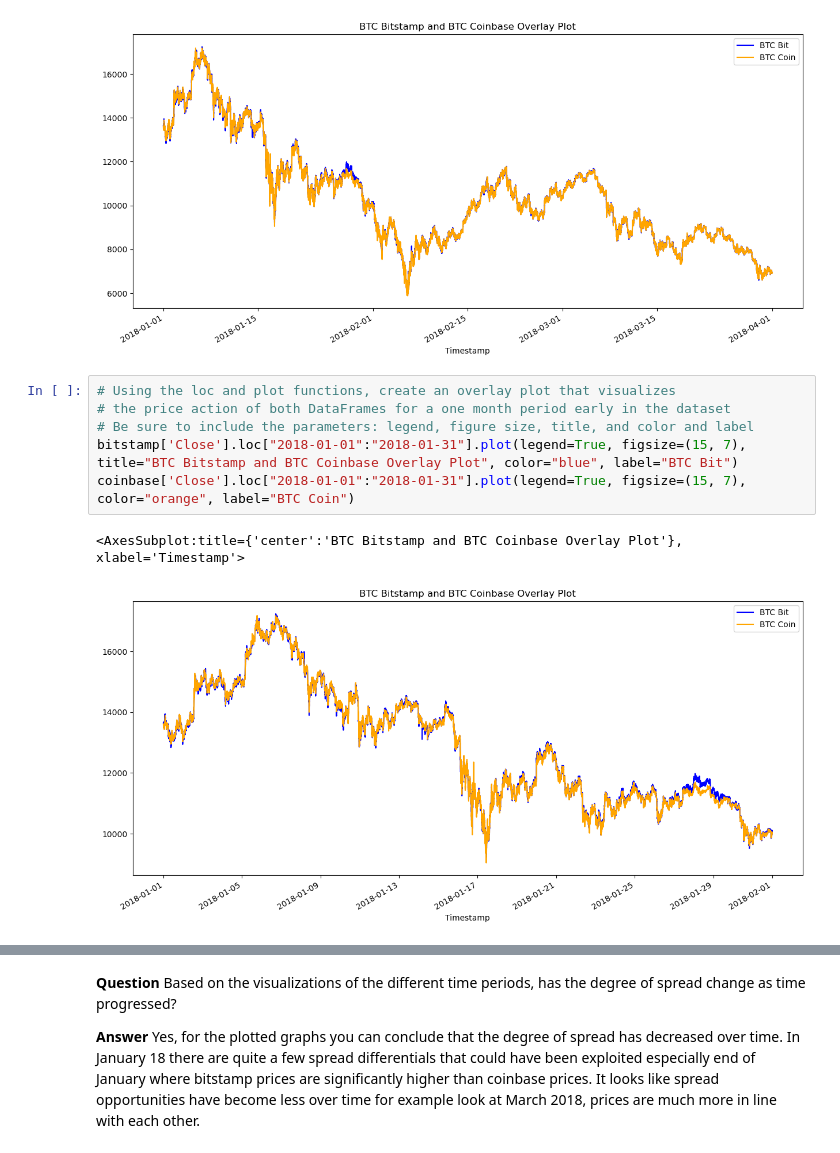
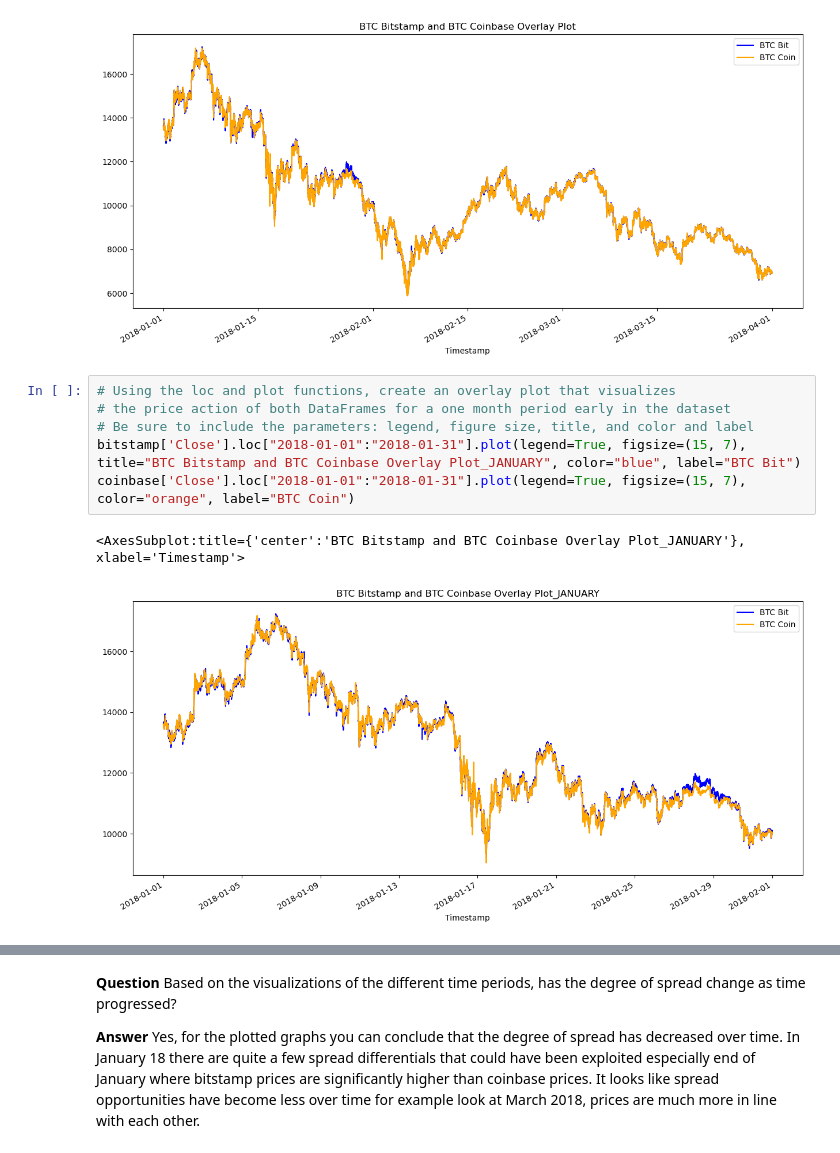
Before and after one commit to nielsdehaan1977/Fintech_Module3, a Jupyter notebook: crypto_arbitrage.ipynb, the cells around one changed output, grey strips where cells are left out. Drawn from its saved outputs; the diff is of its cells as text.

```diff
--- a/crypto_arbitrage.ipynb
+++ b/crypto_arbitrage.ipynb
@@ -297,12 +297,12 @@ coinbase['Close'].plot(legend=True, figsize=(15, 7), color="orange", label="BTC
 # %%
 # Using the loc and plot functions, create an overlay plot that visualizes
 # the price action of both DataFrames for a one month period early in the dataset
 # Be sure to include the parameters: legend, figure size, title, and color and label
-bitstamp['Close'].loc["2018-01-01":"2018-01-31"].plot(legend=True, figsize=(15, 7), title="BTC Bitstamp and BTC Coinbase Overlay Plot", color="blue", label="BTC Bit")
+bitstamp['Close'].loc["2018-01-01":"2018-01-31"].plot(legend=True, figsize=(15, 7), title="BTC Bitstamp and BTC Coinbase Overlay Plot_JANUARY", color="blue", label="BTC Bit")
 coinbase['Close'].loc["2018-01-01":"2018-01-31"].plot(legend=True, figsize=(15, 7), color="orange", label="BTC Coin")
 # %% [output]
-<AxesSubplot:title={'center':'BTC Bitstamp and BTC Coinbase Overlay Plot'}, xlabel='Timestamp'>
+<AxesSubplot:title={'center':'BTC Bitstamp and BTC Coinbase Overlay Plot_JANUARY'}, xlabel='Timestamp'>
-[figure, old version]
+[figure, new version]
 # %%
 # Using the loc and plot functions, create an overlay plot that visualizes
 # the price action of both DataFrames for a one month period later in the dataset
```
Also changed, not shown: parts of 23 cells of this notebook.
